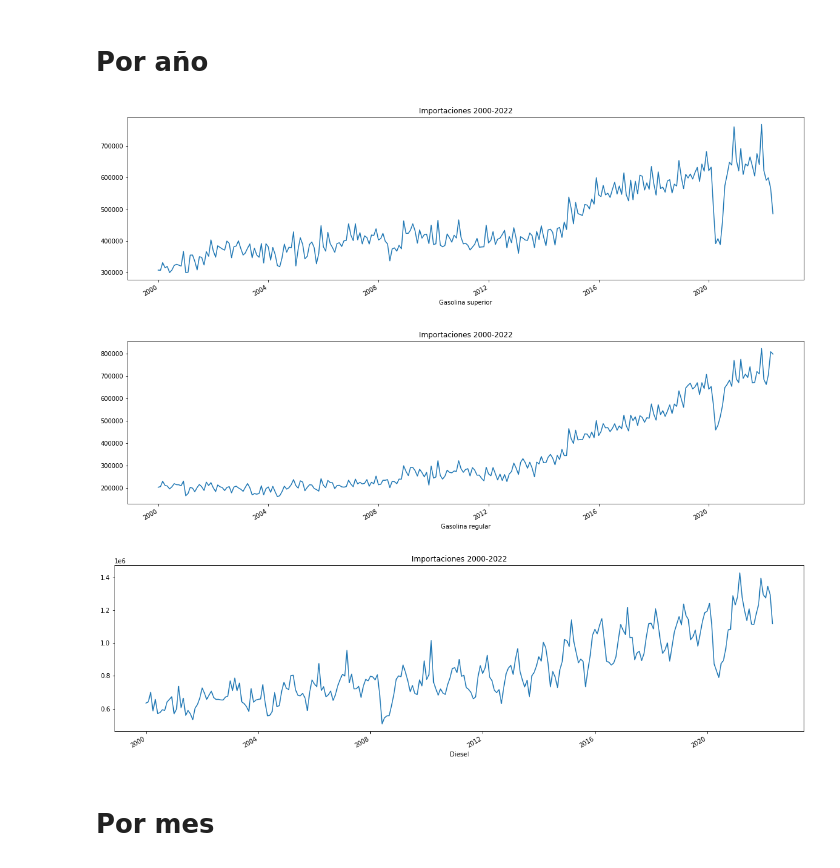
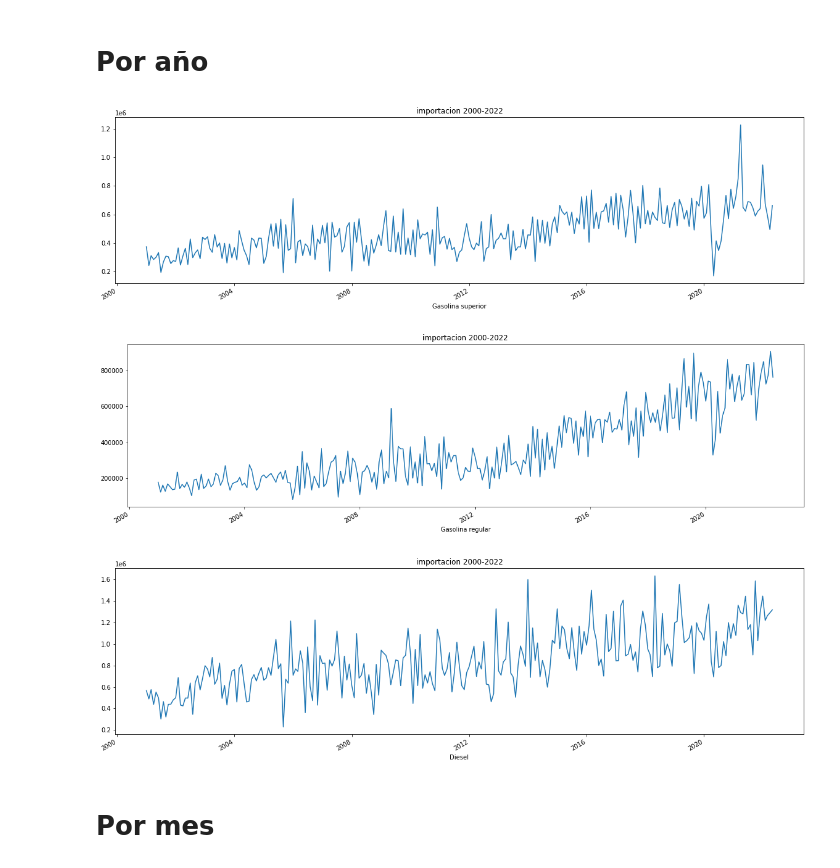
Before and after one commit to andreamalin/HDT2_DS, a Jupyter notebook: main.ipynb, the cells around one changed output. Saved outputs shown, nothing was run; the diff lists cells and outputs as text; code cells hidden in the pictures.

Commit message:
Analisis exploratorio importacion

```diff
--- a/main.ipynb
+++ b/main.ipynb
@@ -9,11 +9,20 @@ import seaborn as sns
 import matplotlib.pyplot as plt
 # %% [markdown]
 # Exploración de Datos
+# %%
+dfToUse = "importacion"
+
+def returnQuantRows(dfToUse):
+    if (dfToUse == 'consumo'):
+        return 269
+    return 257
+
+toUse = returnQuantRows(dfToUse)
 # %%
-df = pd.read_excel('consumo.xlsx', engine='openpyxl')
+df = pd.read_excel(dfToUse+'.xlsx', engine='openpyxl')
 df = df[['Fecha', 'Gasolina superior', 'Gasolina regular', 'Diesel']]
 # %%
-df = df[:269]
+df = df[:257]
 df['Fecha'] = pd.to_datetime(df['Fecha'])
 # %%
 df
@@ -59,22 +68,22 @@ for var in quant:
 # %%
 plt.rcParams["figure.figsize"] = (20,5.5)
 
 for gas in quant_vars:
     x = df['Fecha']
     y = df[gas]
 
-    plt.title("Consumo 2000-2022")
+    plt.title(dfToUse+" 2000-2022")
     # beautify the x-labels
     plt.gcf().autofmt_xdate()
     plt.xlabel(gas)
 
 
     plt.plot(x, y)
     plt.show()
 # %% [output]
-[figure, old version]
+[figure, new version]
-[figure, old version]
+[figure, new version]
-[figure, old version]
+[figure, new version]
 # %% [markdown]
 # Por mes
 # %%
```
Also changed, not shown: parts of 5 cells of this notebook, 1 other file.
